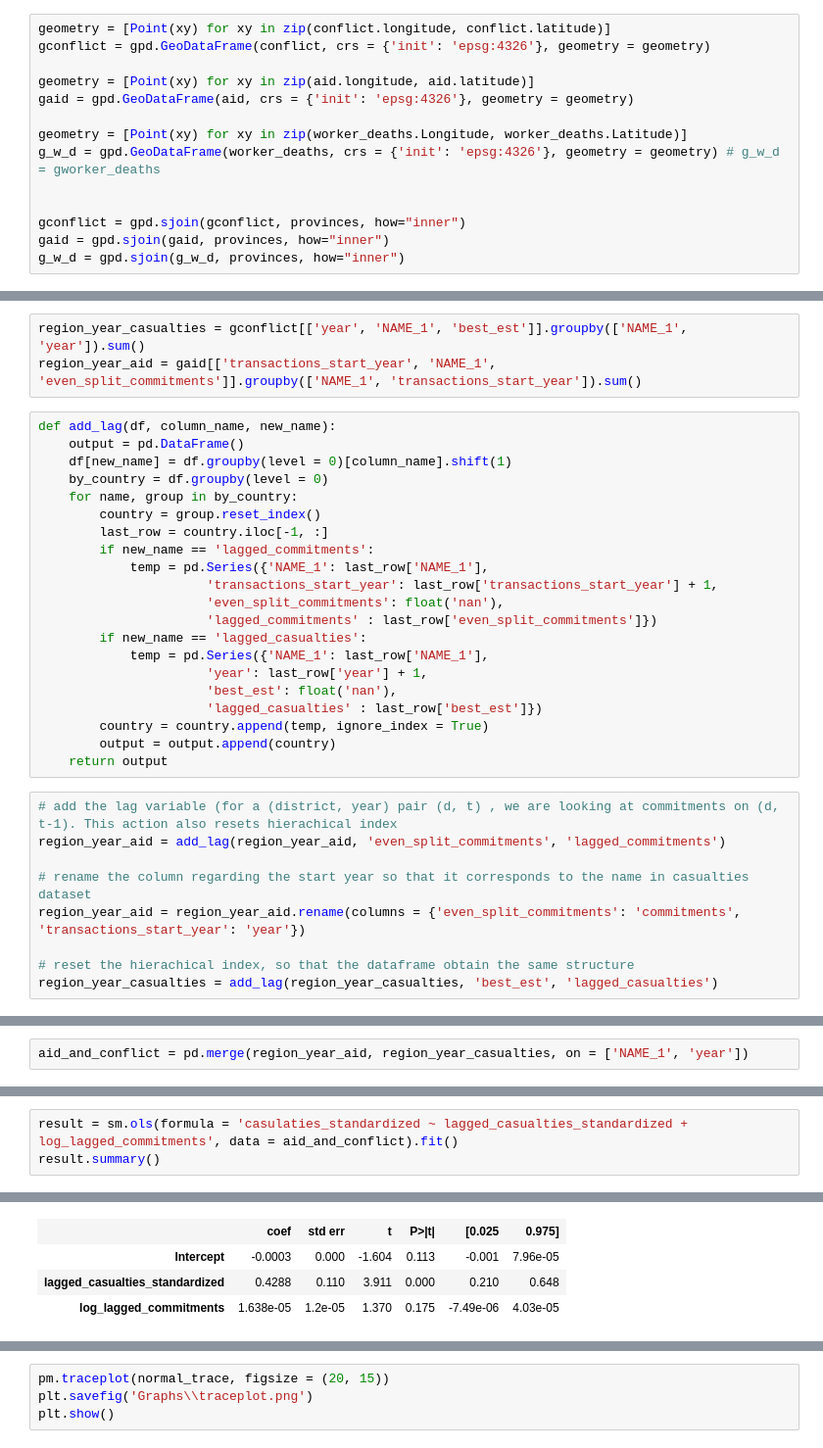
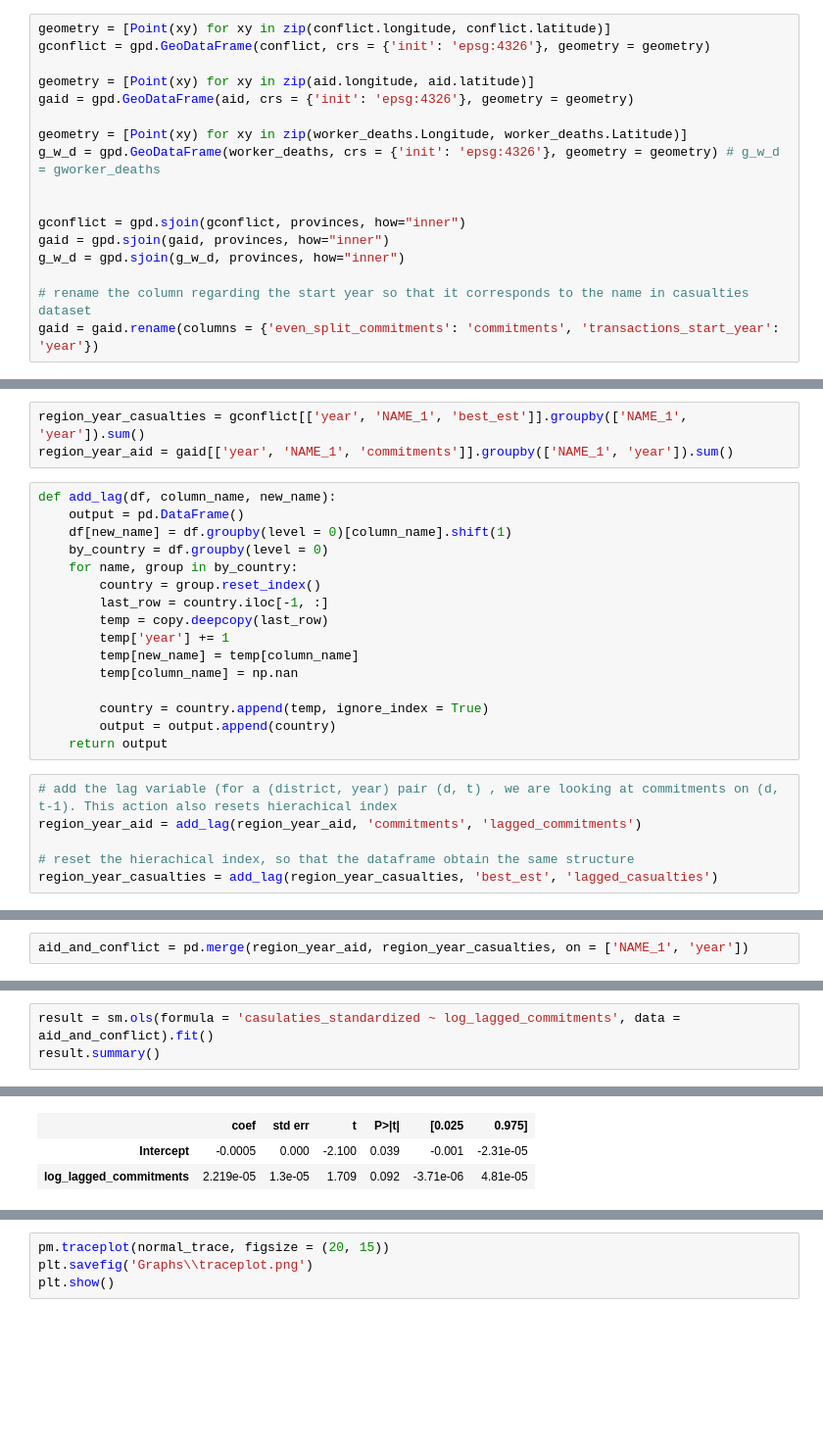
Before and after one commit to ytolochko/Diploma, a Jupyter notebook: Exploratory_geopds.ipynb, the cells around one changed output, grey strips where cells are left out. Shown at 98% size. Saved outputs shown, nothing was run; the diff lists cells and outputs as text; blank space fills up the shorter version.

```diff
--- a/Exploratory_geopds.ipynb
+++ b/Exploratory_geopds.ipynb
@@ -35,3 +35,6 @@ g_w_d = gpd.GeoDataFrame(worker_deaths, crs = {'init': 'epsg:4326'}, geometry =
 gconflict = gpd.sjoin(gconflict, provinces, how="inner")
 gaid = gpd.sjoin(gaid, provinces, how="inner")
 g_w_d = gpd.sjoin(g_w_d, provinces, how="inner")
+
+# rename the column regarding the start year so that it corresponds to the name in casualties dataset
+gaid = gaid.rename(columns = {'even_split_commitments': 'commitments', 'transactions_start_year': 'year'})
@@ -230,7 +236,7 @@ low_receptivity_high_adaptability = low_receptive[low_receptive['donors'].isin(h
 low_receptivity_low_adaptability = low_receptive[low_receptive['donors'].isin(low_adaptability.index)]
 # %%
 region_year_casualties = gconflict[['year', 'NAME_1', 'best_est']].groupby(['NAME_1', 'year']).sum()
-region_year_aid = gaid[['transactions_start_year', 'NAME_1', 'even_split_commitments']].groupby(['NAME_1', 'transactions_start_year']).sum()
+region_year_aid = gaid[['year', 'NAME_1', 'commitments']].groupby(['NAME_1', 'year']).sum()
 # %%
 def add_lag(df, column_name, new_name):
     output = pd.DataFrame()
@@ -239,25 +245,17 @@ def add_lag(df, column_name, new_name):
     for name, group in by_country:
         country = group.reset_index()
         last_row = country.iloc[-1, :]
-        if new_name == 'lagged_commitments':
-            temp = pd.Series({'NAME_1': last_row['NAME_1'],
-                      'transactions_start_year': last_row['transactions_start_year'] + 1,
-                      'even_split_commitments': float('nan'),
-                      'lagged_commitments' : last_row['even_split_commitments']})
-        if new_name == 'lagged_casualties':
-            temp = pd.Series({'NAME_1': last_row['NAME_1'],
-                      'year': last_row['year'] + 1,
-                      'best_est': float('nan'),
-                      'lagged_casualties' : last_row['best_est']})
+        temp = copy.deepcopy(last_row)
+        temp['year'] += 1
+        temp[new_name] = temp[column_name]
+        temp[column_name] = np.nan
+
         country = country.append(temp, ignore_index = True)
         output = output.append(country)
     return output
 # %%
 # add the lag variable (for a (district, year) pair (d, t) , we are looking at commitments on (d, t-1). This action also resets hierachical index
-region_year_aid = add_lag(region_year_aid, 'even_split_commitments', 'lagged_commitments')
-
-# rename the column regarding the start year so that it corresponds to the name in casualties dataset
-region_year_aid = region_year_aid.rename(columns = {'even_split_commitments': 'commitments', 'transactions_start_year': 'year'})
+region_year_aid = add_lag(region_year_aid, 'commitments', 'lagged_commitments')
 
 # reset the hierachical index, so that the dataframe obtain the same structure
 region_year_casualties = add_lag(region_year_casualties, 'best_est', 'lagged_casualties')
@@ -299,5 +276,5 @@ aid_and_conflict.head(-6)
 # %%
-result = sm.ols(formula = 'casulaties_standardized ~ lagged_casualties_standardized + log_lagged_commitments', data = aid_and_conflict).fit()
+result = sm.ols(formula = 'casulaties_standardized ~ log_lagged_commitments', data = aid_and_conflict).fit()
 result.summary()
 # %% [output]
 OLS Regression Results
@@ -312,5 +289,4 @@ OLS Regression Results
 | Covariance Type: | nonrobust |  |  |
 |  | coef | std err | t | P>|t| | [0.025 | 0.975] |
-| Intercept | -0.0003 | 0.000 | -1.604 | 0.113 | -0.001 | 7.96e-05 |
-| lagged_casualties_standardized | 0.4288 | 0.110 | 3.911 | 0.000 | 0.210 | 0.648 |
-| log_lagged_commitments | 1.638e-05 | 1.2e-05 | 1.370 | 0.175 | -7.49e-06 | 4.03e-05 |
+| Intercept | -0.0005 | 0.000 | -2.100 | 0.039 | -0.001 | -2.31e-05 |
+| log_lagged_commitments | 2.219e-05 | 1.3e-05 | 1.709 | 0.092 | -3.71e-06 | 4.81e-05 |
```
Also changed, not shown: parts of 8 cells of this notebook, 6 other files.
